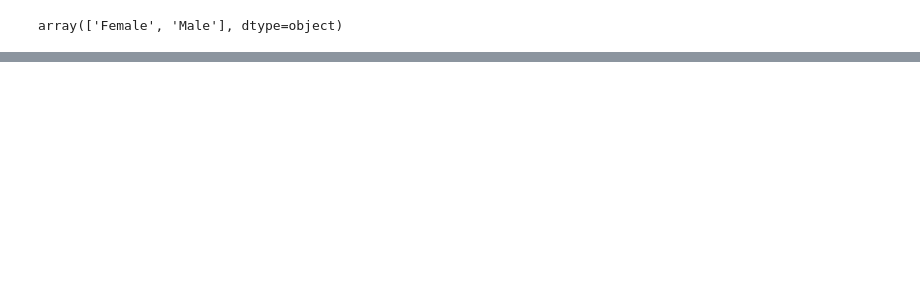
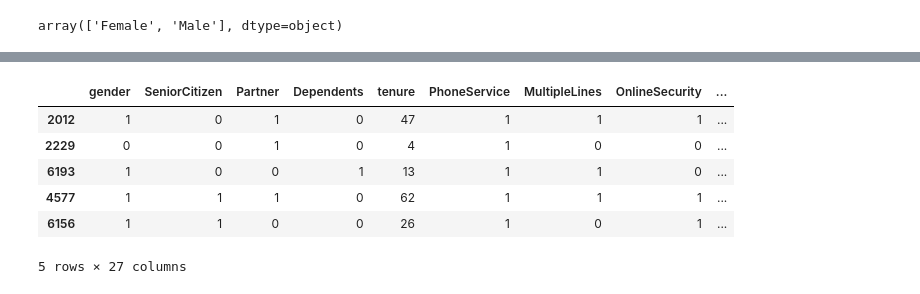
Before and after one commit to tinusha-priyamanka-99/Customer_churn_predictor, a Jupyter notebook: project.ipynb, the cells around one changed output, grey strips where cells are left out. Saved outputs shown, nothing was run; the diff lists cells and outputs as text; code cells hidden in the pictures; blank space fills up the shorter version.

```diff
--- a/project.ipynb
+++ b/project.ipynb
@@ -217,3 +248,5 @@ See the caveats in the documentation: https://pandas.pydata.org/pandas-docs/stab
 df1['gender'].unique()
 # %% [output]
 array(['Female', 'Male'], dtype=object)
+# %%
+df1['gender'].replace({'Female':1, 'Male':0}, inplace=True)
@@ -219,0 +262,3 @@ array(['Female', 'Male'], dtype=object)
+# %%
+df2 = pd.get_dummies(data=df1, columns=['InternetService','Contract','PaymentMethod'], dtype=int)
+df2.columns
@@ -219,0 +297,10 @@ array(['Female', 'Male'], dtype=object)
+# %%
+df2.sample(5)
+# %% [output]
+|  | gender | SeniorCitizen | Partner | Dependents | tenure | PhoneService | MultipleLines | OnlineSecurity | ... |
+| 2012 | 1 | 0 | 1 | 0 | 47 | 1 | 1 | 1 | ... |
+| 2229 | 0 | 0 | 1 | 0 | 4 | 1 | 0 | 0 | ... |
+| 6193 | 1 | 0 | 0 | 1 | 13 | 1 | 1 | 0 | ... |
+| 4577 | 1 | 1 | 1 | 0 | 62 | 1 | 1 | 1 | ... |
+| 6156 | 1 | 1 | 0 | 0 | 26 | 1 | 0 | 1 | ... |
+5 rows × 27 columns
```
Also changed, not shown: parts of 23 cells of this notebook.
